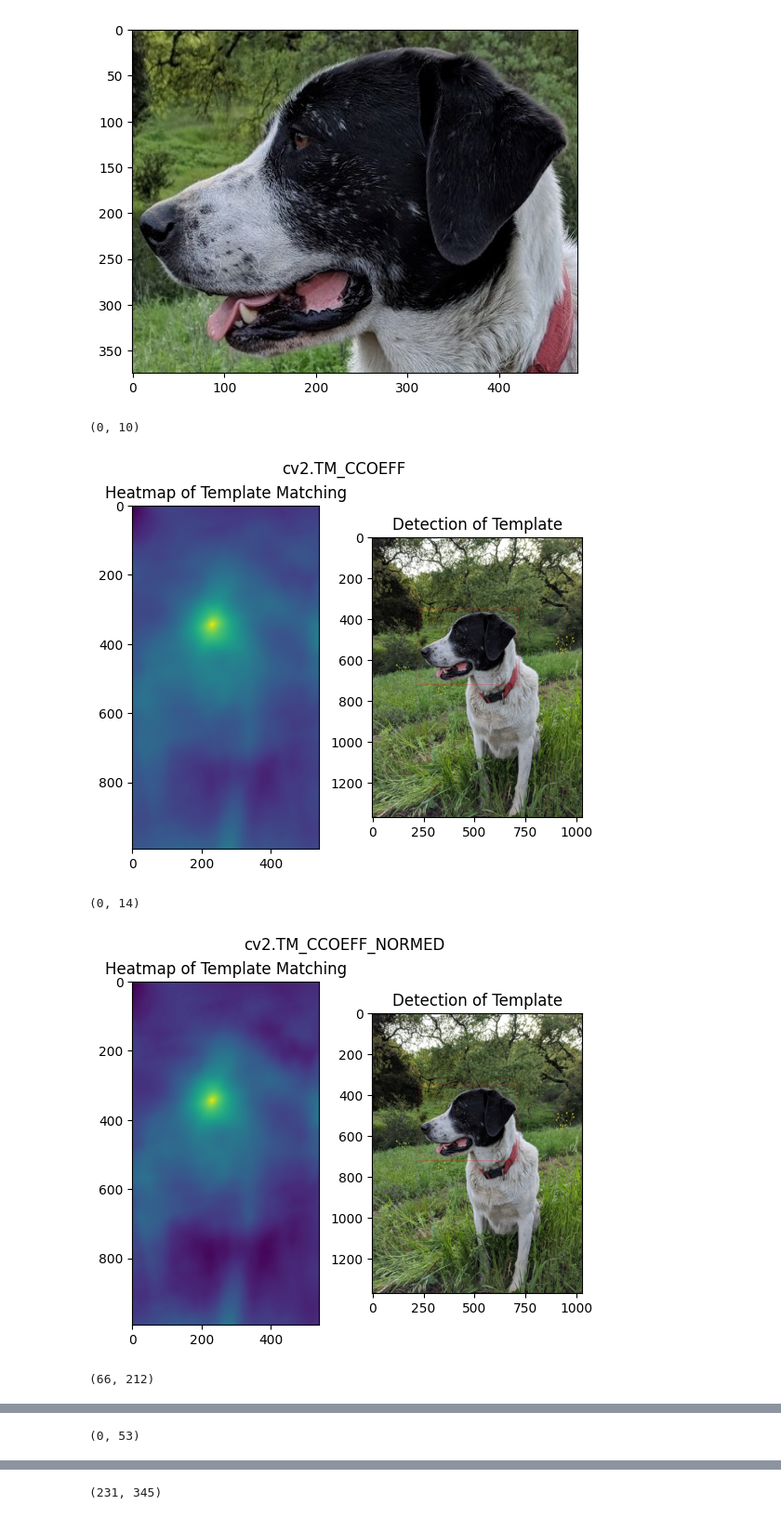
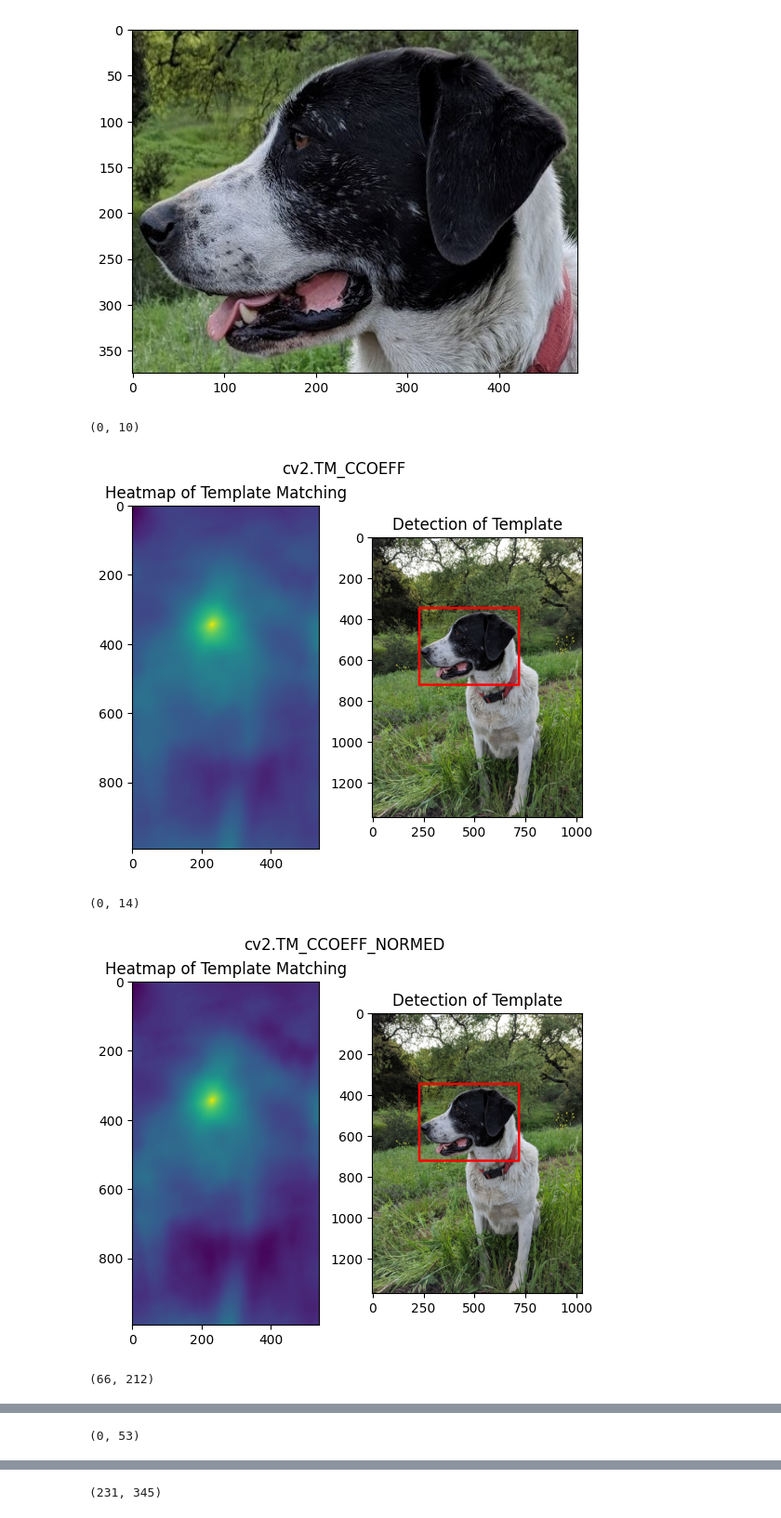
Before and after one commit to walterbishop67/OpenCv_Ex_U, a Jupyter notebook: Section_5/TemplateMatching/ObjectDetection_1.ipynb, the cells around one changed output, grey strips where cells are left out. Shown at 93% size. Cells and saved outputs as stored; diff of their text form; code cells hidden in the pictures.

```diff
--- a/Section_5/TemplateMatching/ObjectDetection_1.ipynb
+++ b/Section_5/TemplateMatching/ObjectDetection_1.ipynb
@@ -36,35 +36,35 @@ for m in methods:
     min_val, max_val, min_loc, max_loc = cv2.minMaxLoc(res)
     print(min_loc) ####################
     if method in [cv2.TM_SQDIFF, cv2.TM_SQDIFF_NORMED]:
         top_left = min_loc # (x,y)
     else:
         top_left = max_loc
 
     height, width, channels = face.shape
 
     bottom_right = (top_left[0]+width, top_left[1]+height)
 
-    cv2.rectangle(full_copy, top_left, bottom_right, (255, 0, 0))
+    cv2.rectangle(full_copy, top_left, bottom_right, (255, 0, 0), 10)
 
     # Plot and show images
 
     plt.subplot(121)
     plt.imshow(res)
     plt.title('Heatmap of Template Matching')
 
     plt.subplot(122)
     plt.imshow(full_copy)
     plt.title('Detection of Template')
     # Title with the method used
     plt.suptitle(m)
 
     plt.show()
 
     print('\n')
     print('\n')
 # %% [output]
 (0, 10)
-[figure, old version]
+[figure, new version]
 (0, 14)
-[figure, old version]
+[figure, new version]
 (66, 212)
```
Also changed, not shown: parts of 1 cell of this notebook, 1 other file.
